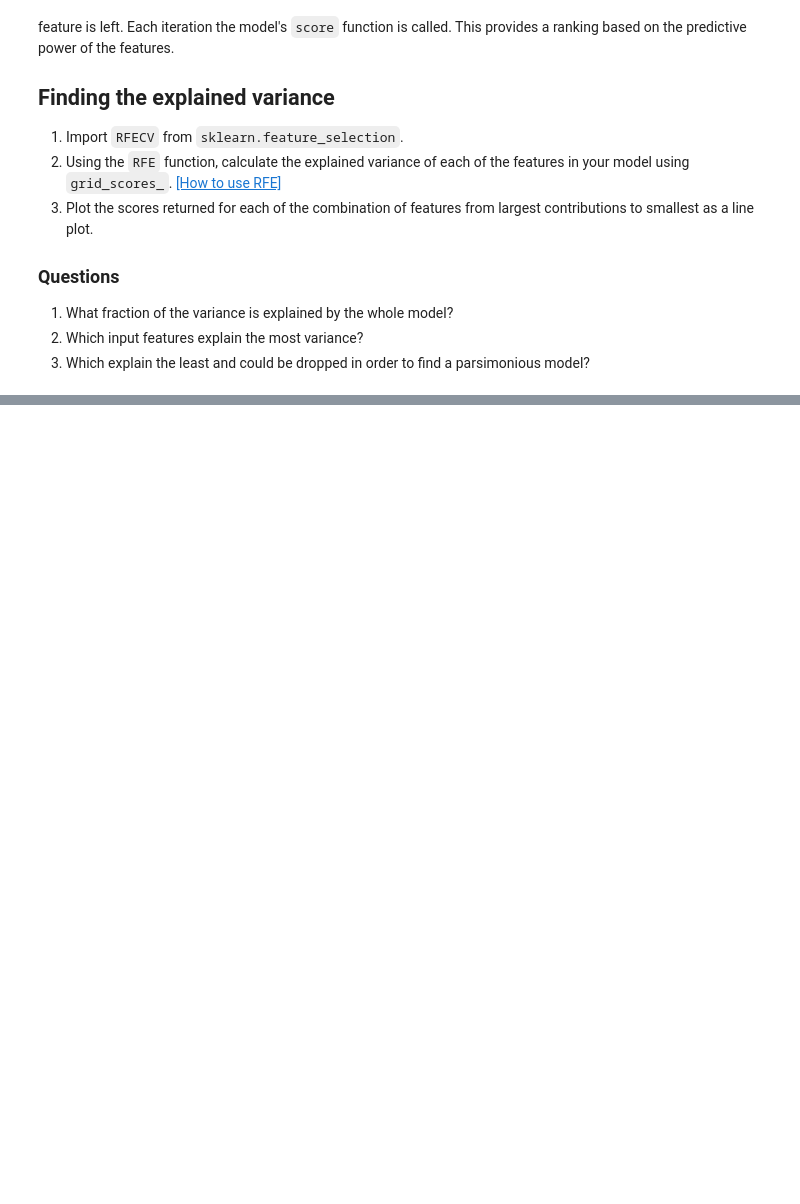
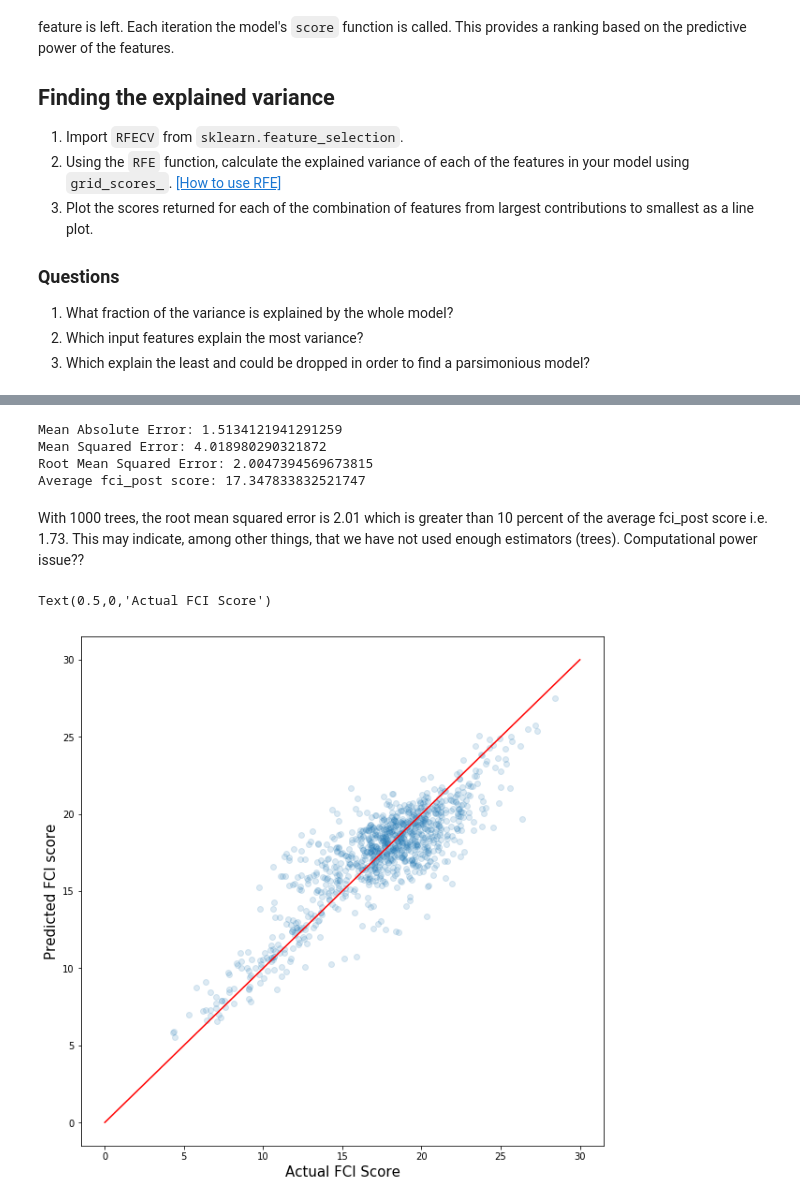
Before and after one commit to learningmachineslab/tutorials, a Jupyter notebook: regression/regression_guided_solutions.ipynb, the cells around one changed output, grey strips where cells are left out. Saved outputs shown, nothing was run; the diff lists cells and outputs as text; code cells hidden in the pictures; blank space fills up the shorter version.

```diff
--- a/regression/regression_guided_solutions.ipynb
+++ b/regression/regression_guided_solutions.ipynb
@@ -283,0 +315,3 @@ We used a linear model, but we could easily subsitute another regressor.
+# %%
+RF = RandomForestRegressor(n_estimators = 1000, random_state = 42)
+RF.fit(X_train, y_train)
@@ -283,0 +340,29 @@ We used a linear model, but we could easily subsitute another regressor.
+# %%
+predicted = RF.predict(X_test)
+## Unfortunately the 'predict' function for RandomForestRegressor is in a different shape than the predict function for LinearRegression
+## We need to reshape this array in order to calculate the errors
+predicted = np.reshape(predicted,(1000,1))
+# %%
+from sklearn import metrics
+print('Mean Absolute Error:', metrics.mean_absolute_error(y_test, predicted))
+print('Mean Squared Error:', metrics.mean_squared_error(y_test, predicted))
+print('Root Mean Squared Error:', np.sqrt(metrics.mean_squared_error(y_test, predicted)))
+
+print('Average fci_post score:', df['fci_post'].mean())
+# %% [output]
+Mean Absolute Error: 1.5134121941291259
+Mean Squared Error: 4.018980290321872
+Root Mean Squared Error: 2.0047394569673815
+Average fci_post score: 17.347833832521747
+# %% [markdown]
+With 1000 trees, the root mean squared error is 2.01 which is greater than 10 percent of the average fci_post score i.e. 1.73. This may indicate, among other things, that we have not used enough estimators (trees). Computational power issue??
+# %%
+fig, ax = plt.subplots(figsize=(10,10))
+
+ax.scatter(x=y_test, y=predicted, alpha=0.15)
+ax.plot([-0, 30], [-0, 30], color='red')
+ax.set_ylabel('Predicted FCI score', fontsize=15)
+ax.set_xlabel('Actual FCI Score', fontsize=15)
+# %% [output]
+Text(0.5,0,'Actual FCI Score')
+[figure, added]
```
Also changed, not shown: parts of 26 cells of this notebook, 1 other file.
